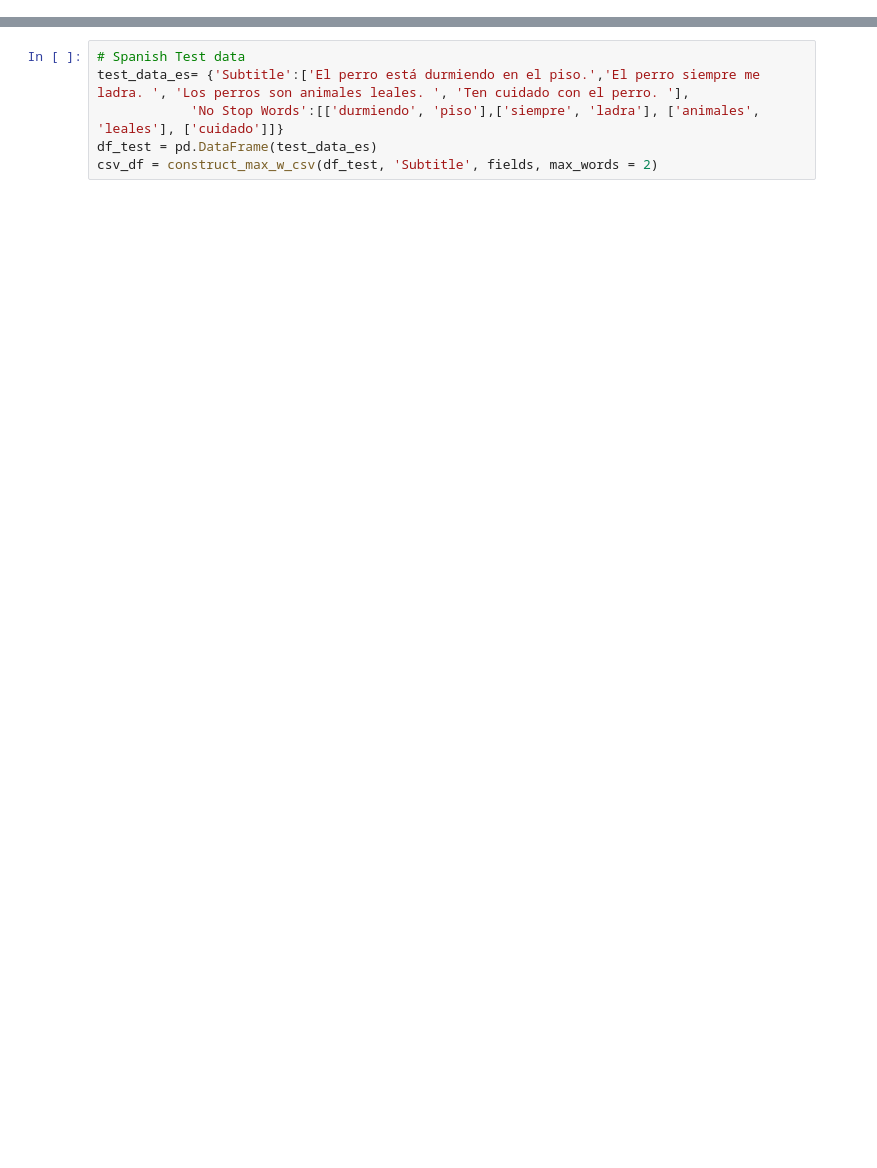
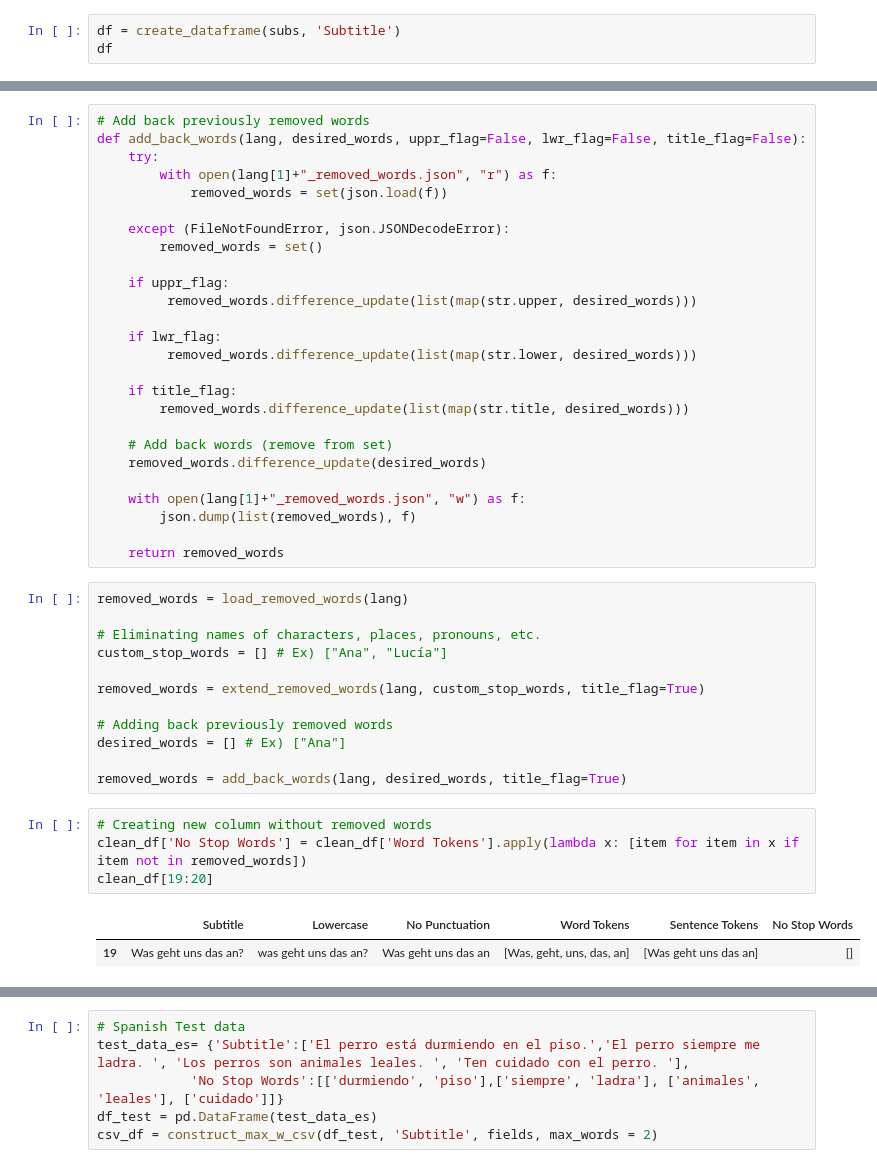
Before and after one commit to vsulli/SRT2CSV, a Jupyter notebook: demo.ipynb, the cells around one changed output, grey strips where cells are left out. Saved outputs shown, nothing was run; the diff lists cells and outputs as text; blank space fills up the shorter version.

```diff
--- a/demo.ipynb
+++ b/demo.ipynb
@@ -25,0 +106,3 @@ srt = "es_demo.srt" # first 20 subtitle lines
+# %%
+df = create_dataframe(subs, 'Subtitle')
+df
@@ -25,0 +399,45 @@ srt = "es_demo.srt" # first 20 subtitle lines
+# %%
+# Add back previously removed words
+def add_back_words(lang, desired_words, uppr_flag=False, lwr_flag=False, title_flag=False):
+    try:
+        with open(lang[1]+"_removed_words.json", "r") as f:
+            removed_words = set(json.load(f))
+
+    except (FileNotFoundError, json.JSONDecodeError):
+        removed_words = set()
+
+    if uppr_flag:
+         removed_words.difference_update(list(map(str.upper, desired_words)))
+
+    if lwr_flag:
+         removed_words.difference_update(list(map(str.lower, desired_words)))
+
+    if title_flag:
+        removed_words.difference_update(list(map(str.title, desired_words)))
+
+    # Add back words (remove from set)
+    removed_words.difference_update(desired_words)
+
+    with open(lang[1]+"_removed_words.json", "w") as f:
+        json.dump(list(removed_words), f)
+
+    return removed_words
+# %%
+removed_words = load_removed_words(lang)
+
+# Eliminating names of characters, places, pronouns, etc.
+custom_stop_words = [] # Ex) ["Ana", "Lucía"]
+
+removed_words = extend_removed_words(lang, custom_stop_words, title_flag=True)
+
+# Adding back previously removed words
+desired_words = [] # Ex) ["Ana"]
+
+removed_words = add_back_words(lang, desired_words, title_flag=True)
+# %%
+# Creating new column without removed words
+clean_df['No Stop Words'] = clean_df['Word Tokens'].apply(lambda x: [item for item in x if item not in removed_words])
+clean_df[19:20]
+# %% [output]
+|  | Subtitle | Lowercase | No Punctuation | Word Tokens | Sentence Tokens | No Stop Words |
+| 19 | Was geht uns das an? | was geht uns das an? | Was geht uns das an | [Was, geht, uns, das, an] | [Was geht uns das an] | [] |
```
Also changed, not shown: parts of 39 cells of this notebook, 2 other files.
